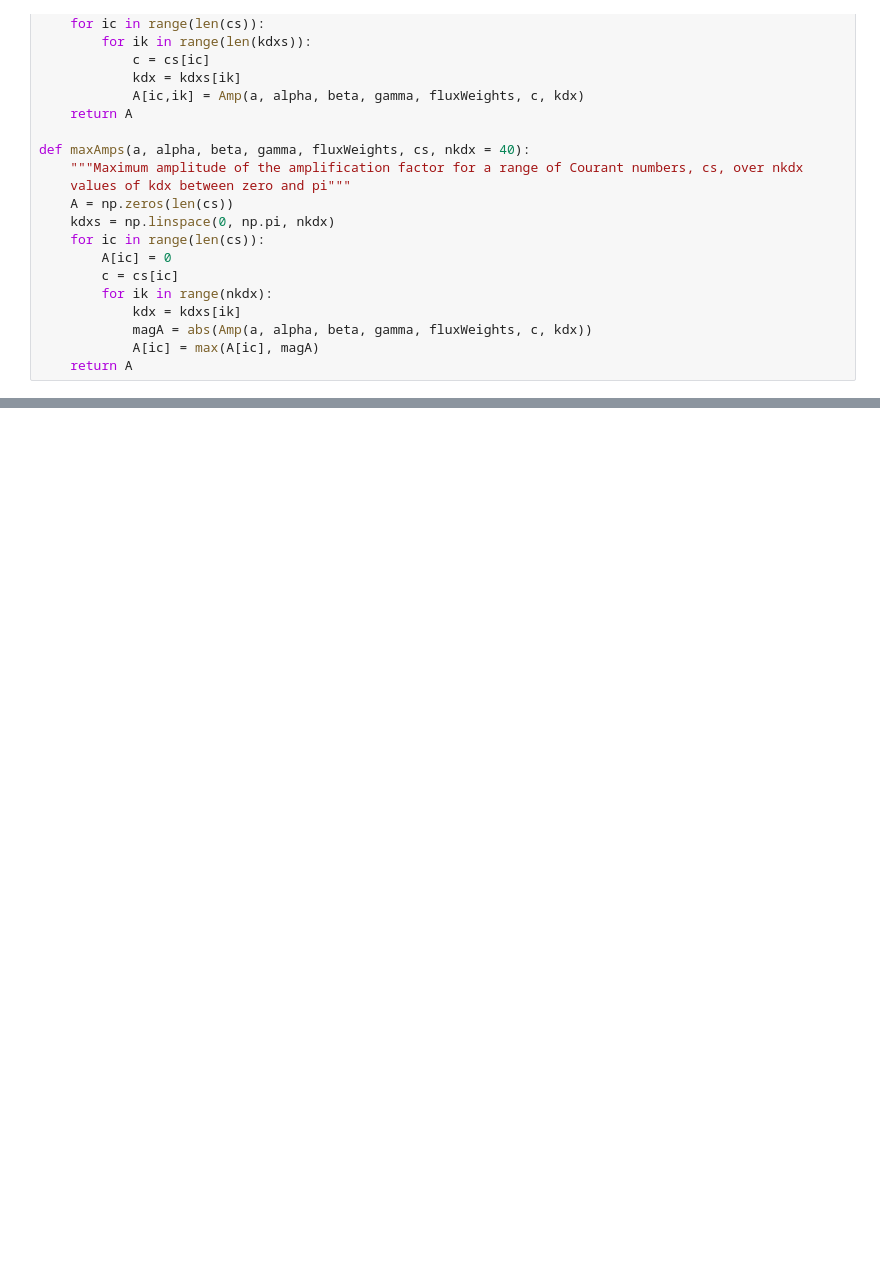
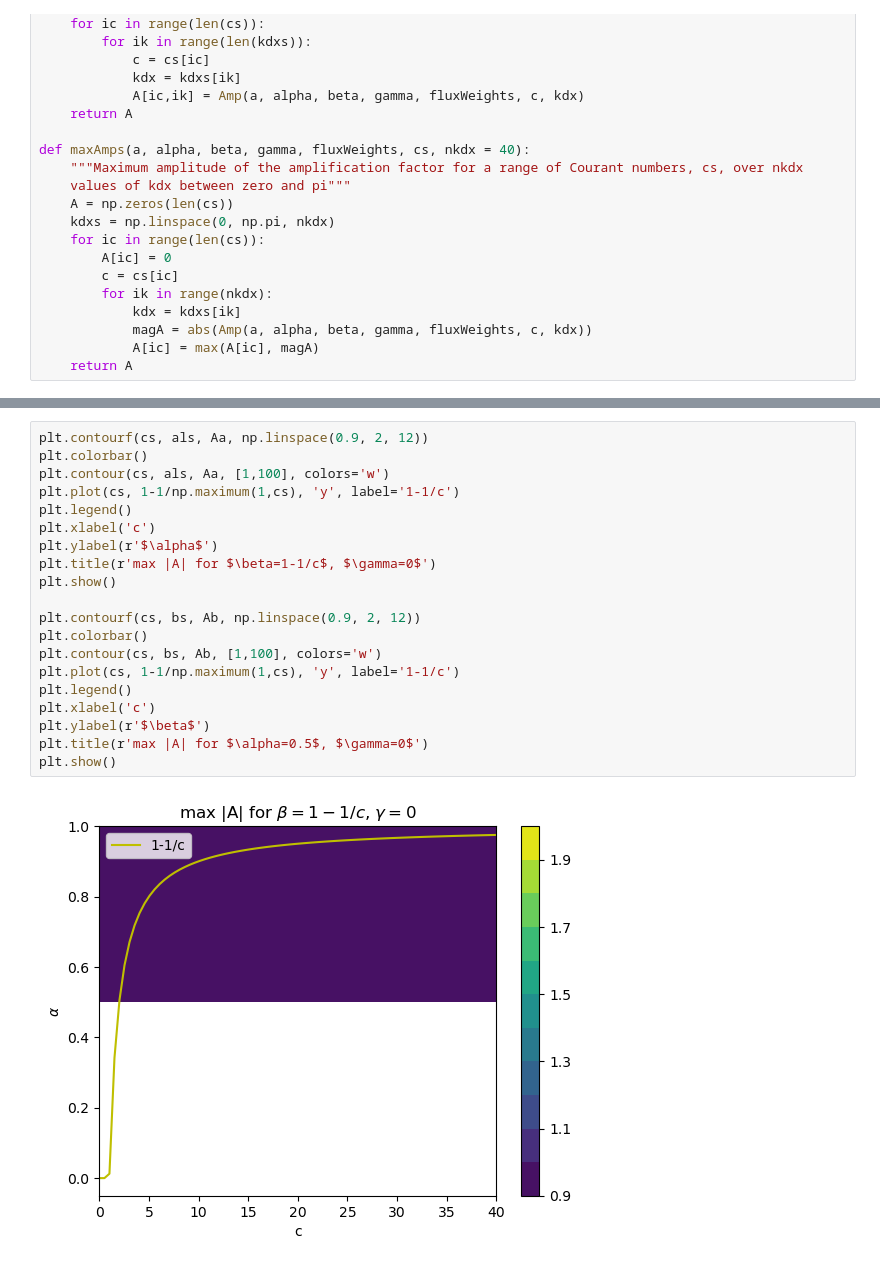
Before and after one commit to hilaryweller0/numericalMethods, a Jupyter notebook: advection/RK3i_cubic/RK3iStrang.ipynb, the cells around one changed output, grey strips where cells are left out. Saved outputs shown, nothing was run; the diff lists cells and outputs as text; blank space fills up the shorter version.

```diff
--- a/advection/RK3i_cubic/RK3iStrang.ipynb
+++ b/advection/RK3i_cubic/RK3iStrang.ipynb
@@ -196,0 +233,22 @@ for RK, title in zip([RK3], ['RK3']):
+# %%
+plt.contourf(cs, als, Aa, np.linspace(0.9, 2, 12))
+plt.colorbar()
+plt.contour(cs, als, Aa, [1,100], colors='w')
+plt.plot(cs, 1-1/np.maximum(1,cs), 'y', label='1-1/c')
+plt.legend()
+plt.xlabel('c')
+plt.ylabel(r'$\alpha$')
+plt.title(r'max |A| for $\beta=1-1/c$, $\gamma=0$')
+plt.show()
+
+plt.contourf(cs, bs, Ab, np.linspace(0.9, 2, 12))
+plt.colorbar()
+plt.contour(cs, bs, Ab, [1,100], colors='w')
+plt.plot(cs, 1-1/np.maximum(1,cs), 'y', label='1-1/c')
+plt.legend()
+plt.xlabel('c')
+plt.ylabel(r'$\beta$')
+plt.title(r'max |A| for $\alpha=0.5$, $\gamma=0$')
+plt.show()
+# %% [output]
+[figure, added]
```
Also changed, not shown: parts of 11 cells of this notebook, 1 other file.
